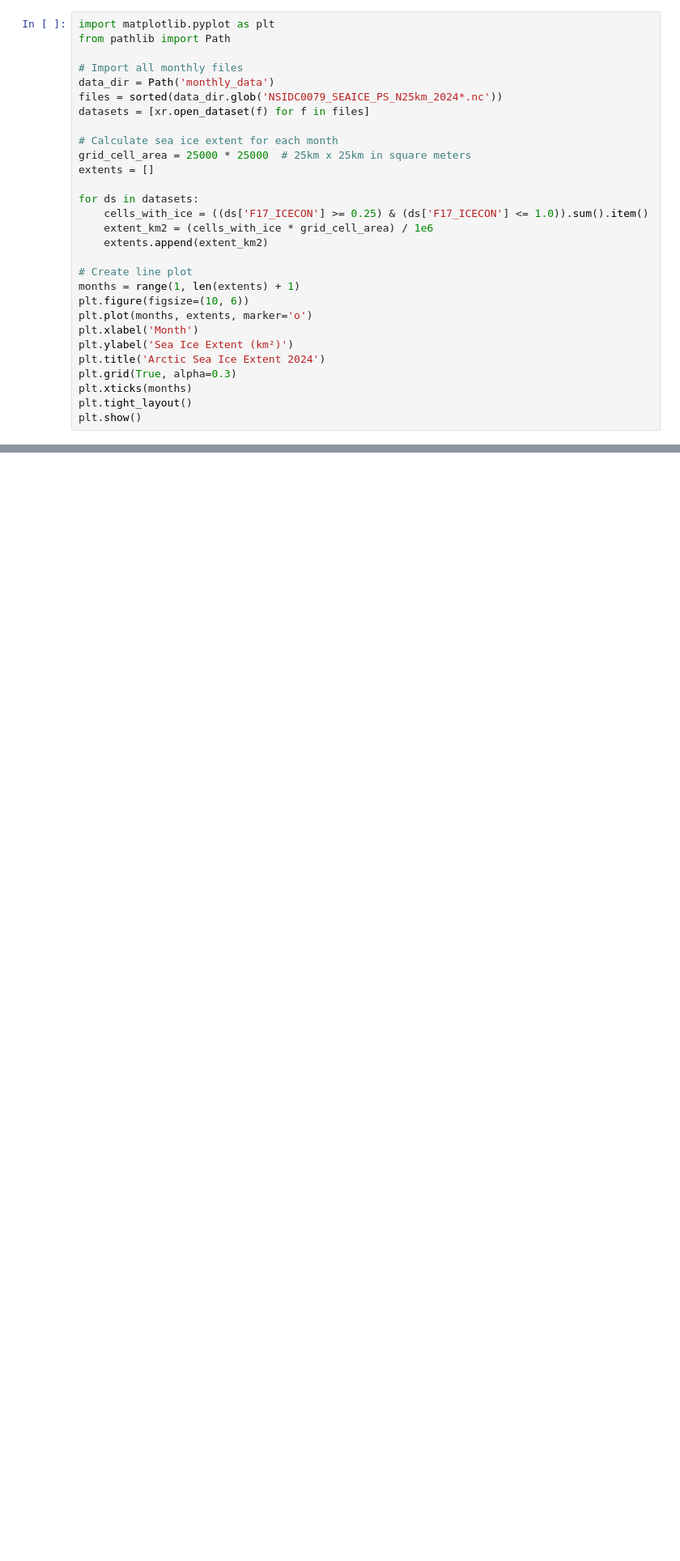
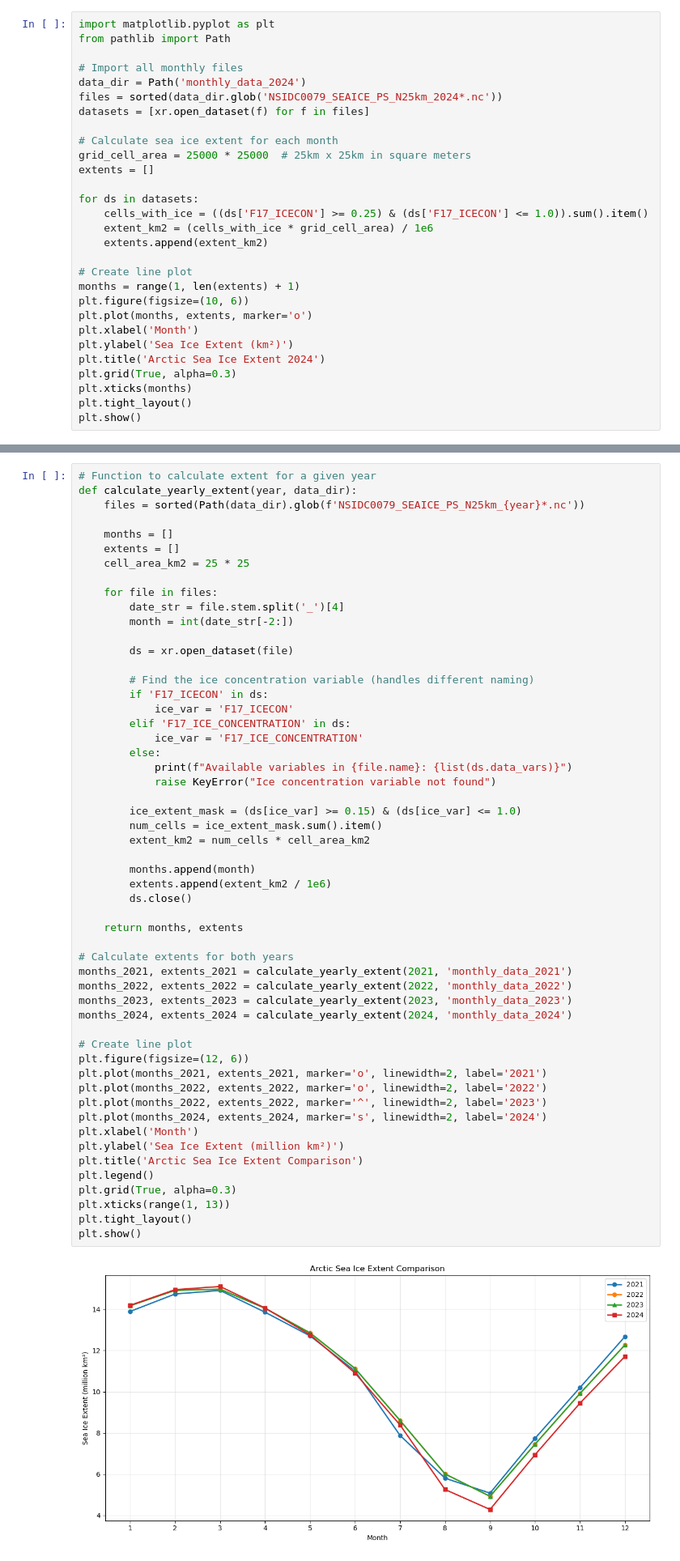
Before and after one commit to katleyq/code-for-genAI-demo, a Jupyter notebook: key.ipynb, the cells around one changed output, grey strips where cells are left out. Shown at 81% size. Cells and saved outputs as stored; diff of their text form; blank space fills up the shorter version.

Commit message:
Add data and instructions for exercise to key

```diff
--- a/key.ipynb
+++ b/key.ipynb
@@ -402,7 +402,7 @@ import matplotlib.pyplot as plt
 from pathlib import Path
 
 # Import all monthly files
-data_dir = Path('monthly_data')
+data_dir = Path('monthly_data_2024')
 files = sorted(data_dir.glob('NSIDC0079_SEAICE_PS_N25km_2024*.nc'))
 datasets = [xr.open_dataset(f) for f in files]
 
@@ -443,0 +557,56 @@ plt.show()
+# %%
+# Function to calculate extent for a given year
+def calculate_yearly_extent(year, data_dir):
+    files = sorted(Path(data_dir).glob(f'NSIDC0079_SEAICE_PS_N25km_{year}*.nc'))
+
+    months = []
+    extents = []
+    cell_area_km2 = 25 * 25
+
+    for file in files:
+        date_str = file.stem.split('_')[4]
+        month = int(date_str[-2:])
+
+        ds = xr.open_dataset(file)
+
+        # Find the ice concentration variable (handles different naming)
+        if 'F17_ICECON' in ds:
+            ice_var = 'F17_ICECON'
+        elif 'F17_ICE_CONCENTRATION' in ds:
+            ice_var = 'F17_ICE_CONCENTRATION'
+        else:
+            print(f"Available variables in {file.name}: {list(ds.data_vars)}")
+            raise KeyError("Ice concentration variable not found")
+
+        ice_extent_mask = (ds[ice_var] >= 0.15) & (ds[ice_var] <= 1.0)
+        num_cells = ice_extent_mask.sum().item()
+        extent_km2 = num_cells * cell_area_km2
+
+        months.append(month)
+        extents.append(extent_km2 / 1e6)
+        ds.close()
+
+    return months, extents
+
+# Calculate extents for both years
+months_2021, extents_2021 = calculate_yearly_extent(2021, 'monthly_data_2021')
+months_2022, extents_2022 = calculate_yearly_extent(2022, 'monthly_data_2022')
+months_2023, extents_2023 = calculate_yearly_extent(2023, 'monthly_data_2023')
+months_2024, extents_2024 = calculate_yearly_extent(2024, 'monthly_data_2024')
+
+# Create line plot
+plt.figure(figsize=(12, 6))
+plt.plot(months_2021, extents_2021, marker='o', linewidth=2, label='2021')
+plt.plot(months_2022, extents_2022, marker='o', linewidth=2, label='2022')
+plt.plot(months_2022, extents_2022, marker='^', linewidth=2, label='2023')
+plt.plot(months_2024, extents_2024, marker='s', linewidth=2, label='2024')
+plt.xlabel('Month')
+plt.ylabel('Sea Ice Extent (million km²)')
+plt.title('Arctic Sea Ice Extent Comparison')
+plt.legend()
+plt.grid(True, alpha=0.3)
+plt.xticks(range(1, 13))
+plt.tight_layout()
+plt.show()
+# %% [output]
+[figure, added]
```
Also changed, not shown: parts of 7 cells of this notebook, 50 other files.
